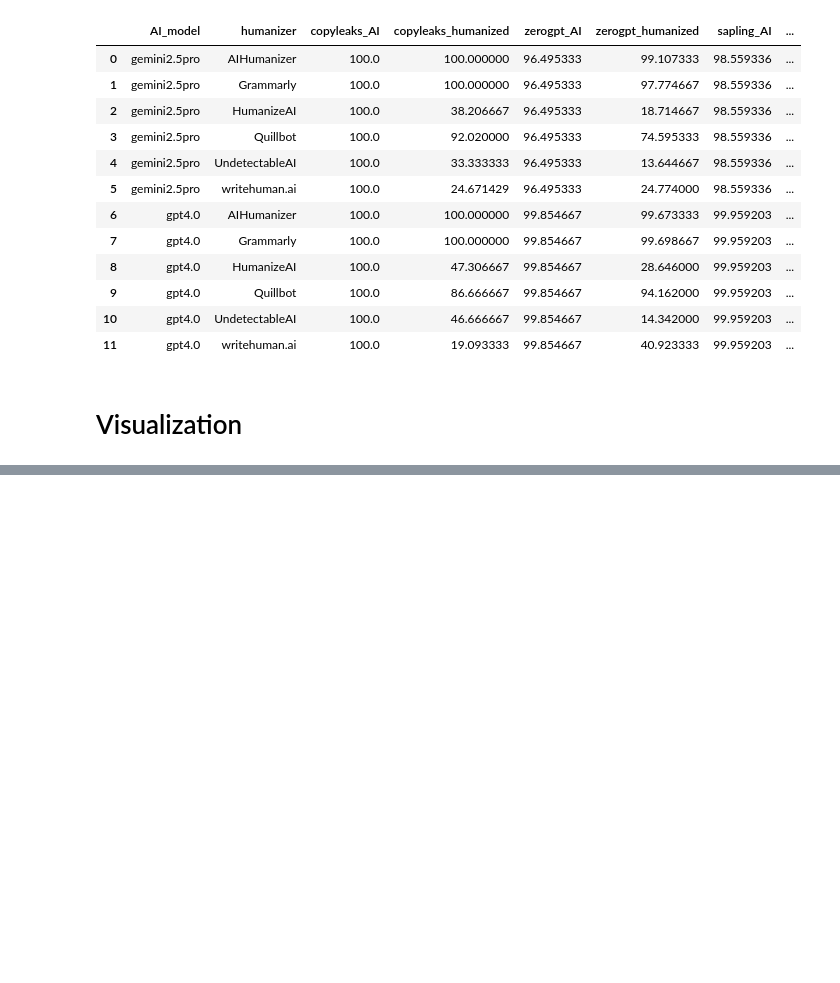
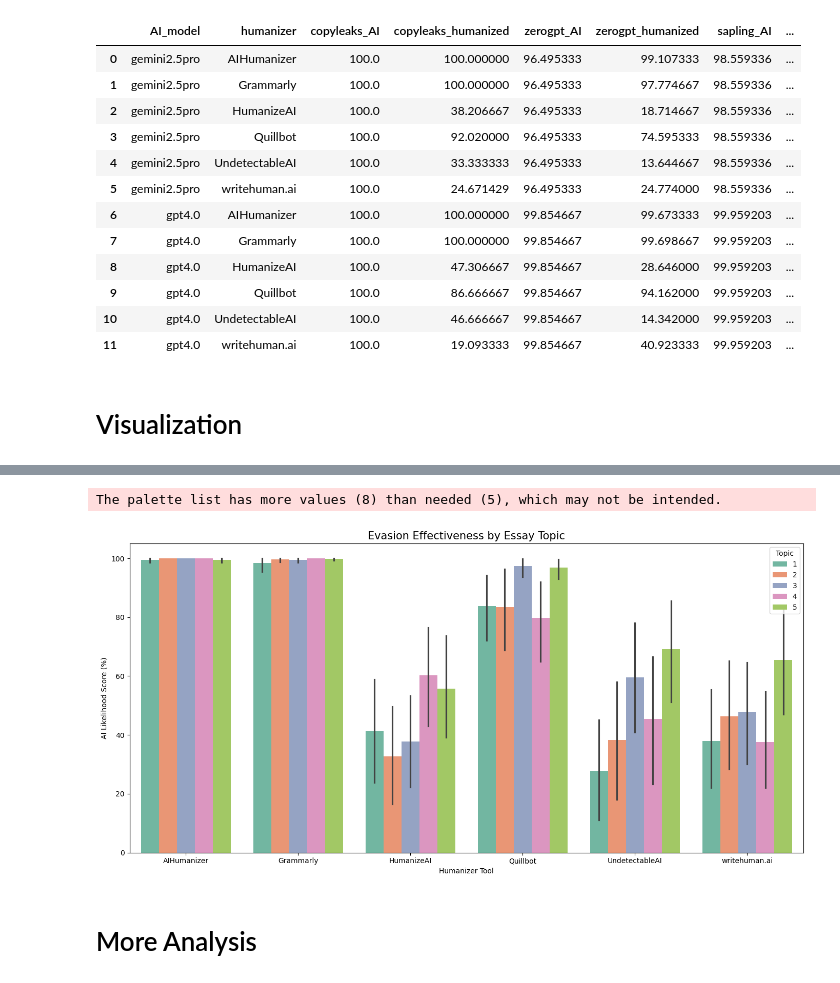
Before and after one commit to warit-tee/FYP, a Jupyter notebook: detectability/detect-results.ipynb, the cells around one changed output, grey strips where cells are left out. Saved outputs shown, nothing was run; the diff lists cells and outputs as text; code cells hidden in the pictures; blank space fills up the shorter version.

```diff
--- a/detectability/detect-results.ipynb
+++ b/detectability/detect-results.ipynb
@@ -353,0 +360,15 @@ plt.show()
+# %%
+# --- Visualization 4: Impact of Topic ---
+plt.figure()
+sns.barplot(data=melted_df, x='humanizer', y='AI_Score', hue='topic', palette=custom_palette)
+plt.title('Evasion Effectiveness by Essay Topic', fontsize=15)
+plt.ylabel('AI Likelihood Score (%)')
+plt.xlabel('Humanizer Tool')
+plt.legend(title='Topic', loc='upper right')
+plt.tight_layout()
+plt.show()
+# %% [output]
+The palette list has more values (8) than needed (5), which may not be intended.
+[figure, added]
+# %% [markdown]
+# More Analysis
```
Also changed, not shown: parts of 18 cells of this notebook, 5 other files.
